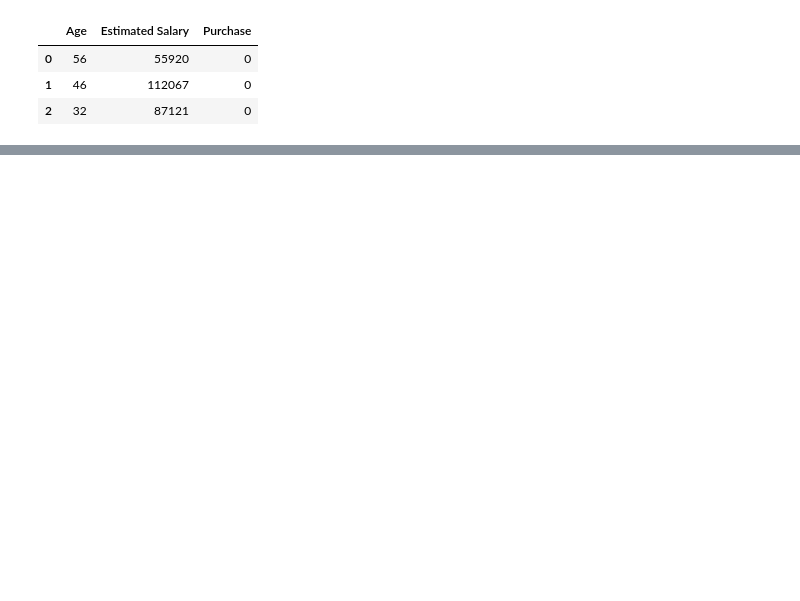
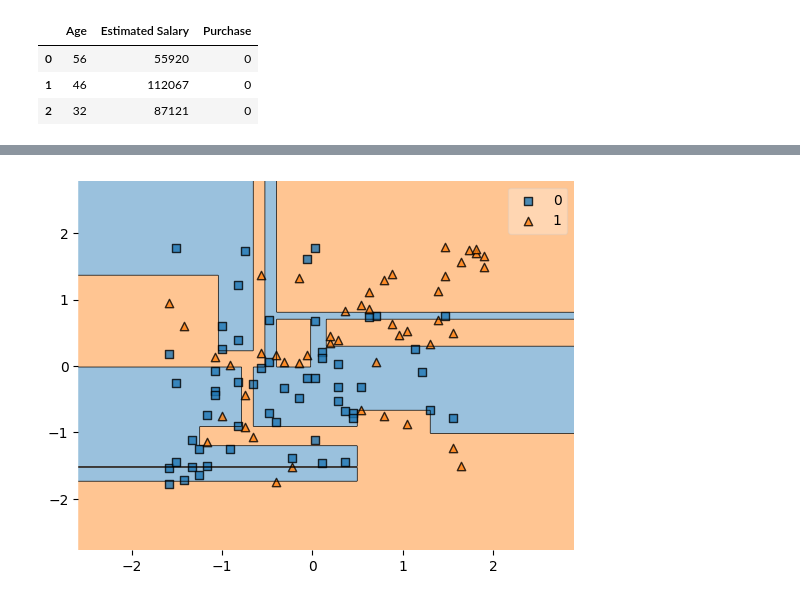
Before and after one commit to Its-Vikas-xd/Machine-Learning, a Jupyter notebook: Non-Linear Supervised Algorithm/Decision Tree/Descision_tree.ipynb, the cells around one changed output, grey strips where cells are left out. Saved outputs shown, nothing was run; the diff lists cells and outputs as text; code cells hidden in the pictures; blank space fills up the shorter version.

```diff
--- a/Non-Linear Supervised Algorithm/Decision Tree/Descision_tree.ipynb
+++ b/Non-Linear Supervised Algorithm/Decision Tree/Descision_tree.ipynb
@@ -20,0 +51,5 @@ y = dataset["Purchase"]
+# %%
+plot_decision_regions(x.to_numpy(),y.to_numpy(),clf=dt)
+plt.show()
+# %% [output]
+[figure, added]
```
Also changed, not shown: parts of 9 cells of this notebook.
